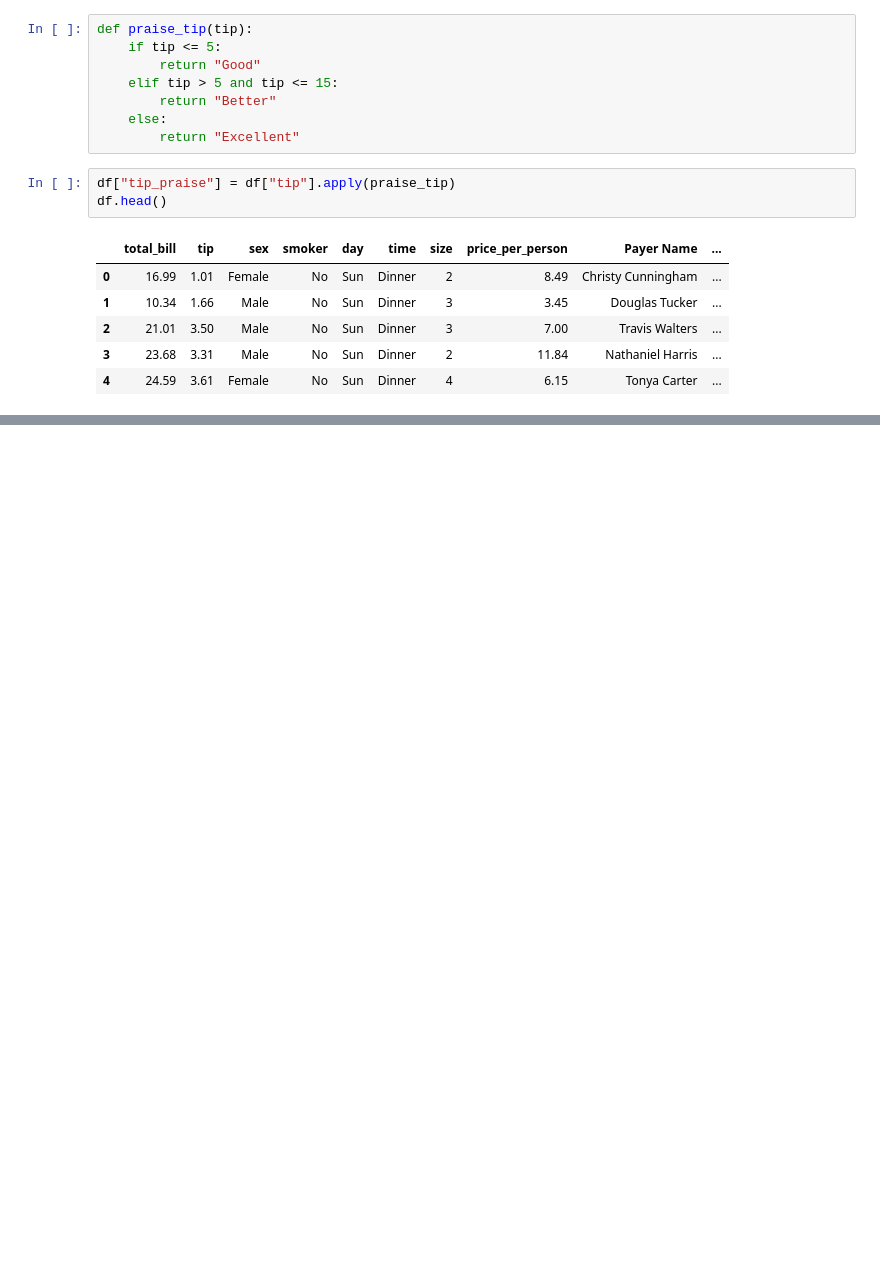
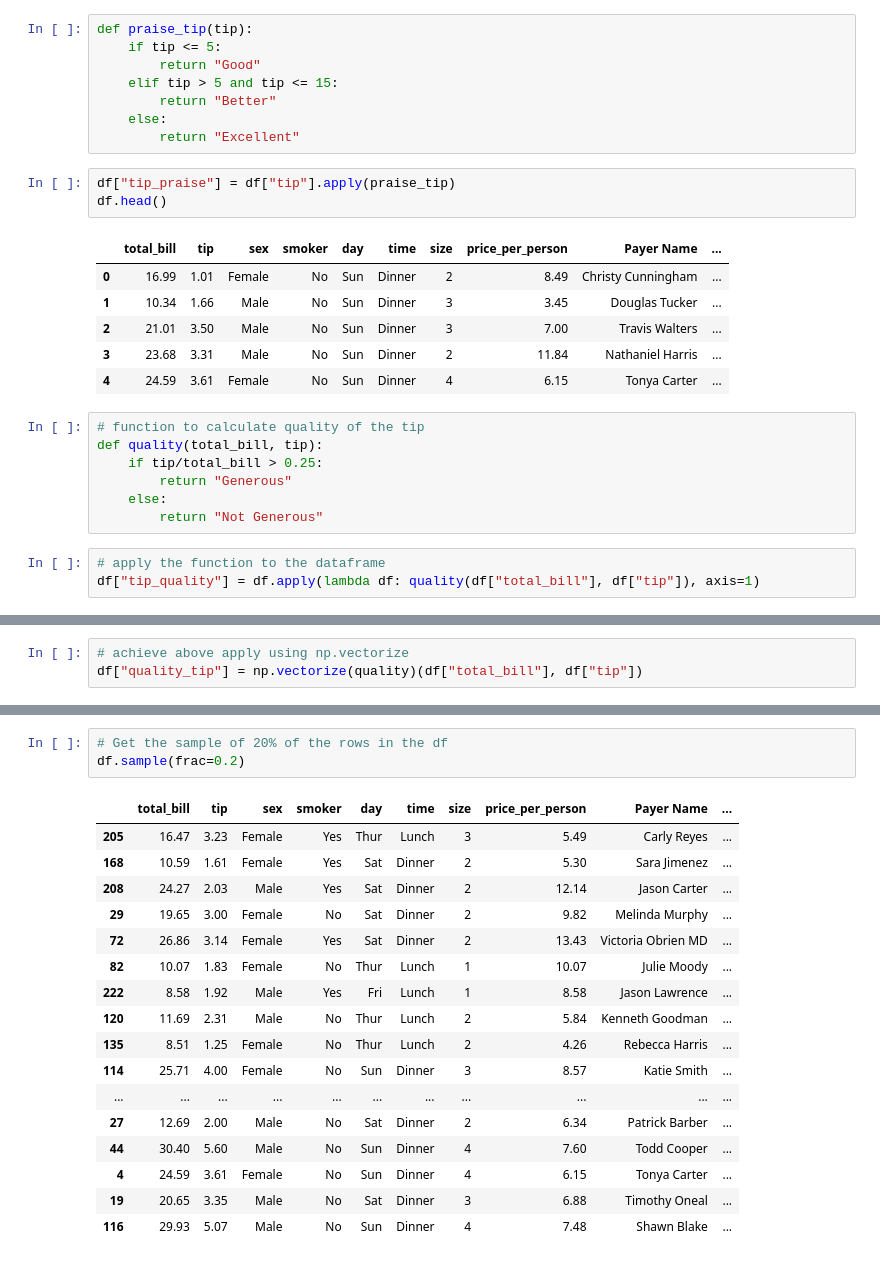
Before and after one commit to kryptonation/machinelearning, a Jupyter notebook: pandas/useful_functions.ipynb, the cells around one changed output, grey strips where cells are left out. Drawn from its saved outputs; the diff is of its cells as text; blank space fills up the shorter version.

Commit message:
Useful functions chapter completed

```diff
--- a/pandas/useful_functions.ipynb
+++ b/pandas/useful_functions.ipynb
@@ -49,3 +49,13 @@ df.head()
 | 2 | 21.01 | 3.50 | Male | No | Sun | Dinner | 3 | 7.00 | Travis Walters | ... |
 | 3 | 23.68 | 3.31 | Male | No | Sun | Dinner | 2 | 11.84 | Nathaniel Harris | ... |
 | 4 | 24.59 | 3.61 | Female | No | Sun | Dinner | 4 | 6.15 | Tonya Carter | ... |
+# %%
+# function to calculate quality of the tip
+def quality(total_bill, tip):
+    if tip/total_bill > 0.25:
+        return "Generous"
+    else:
+        return "Not Generous"
+# %%
+# apply the function to the dataframe
+df["tip_quality"] = df.apply(lambda df: quality(df["total_bill"], df["tip"]), axis=1)
@@ -51,0 +71,3 @@ df.head()
+# %%
+# achieve above apply using np.vectorize
+df["quality_tip"] = np.vectorize(quality)(df["total_bill"], df["tip"])
@@ -51,0 +273,21 @@ df.head()
+# %%
+# Get the sample of 20% of the rows in the df
+df.sample(frac=0.2)
+# %% [output]
+|  | total_bill | tip | sex | smoker | day | time | size | price_per_person | Payer Name | ... |
+| 205 | 16.47 | 3.23 | Female | Yes | Thur | Lunch | 3 | 5.49 | Carly Reyes | ... |
+| 168 | 10.59 | 1.61 | Female | Yes | Sat | Dinner | 2 | 5.30 | Sara Jimenez | ... |
+| 208 | 24.27 | 2.03 | Male | Yes | Sat | Dinner | 2 | 12.14 | Jason Carter | ... |
+| 29 | 19.65 | 3.00 | Female | No | Sat | Dinner | 2 | 9.82 | Melinda Murphy | ... |
+| 72 | 26.86 | 3.14 | Female | Yes | Sat | Dinner | 2 | 13.43 | Victoria Obrien MD | ... |
+| 82 | 10.07 | 1.83 | Female | No | Thur | Lunch | 1 | 10.07 | Julie Moody | ... |
+| 222 | 8.58 | 1.92 | Male | Yes | Fri | Lunch | 1 | 8.58 | Jason Lawrence | ... |
+| 120 | 11.69 | 2.31 | Male | No | Thur | Lunch | 2 | 5.84 | Kenneth Goodman | ... |
+| 135 | 8.51 | 1.25 | Female | No | Thur | Lunch | 2 | 4.26 | Rebecca Harris | ... |
+| 114 | 25.71 | 4.00 | Female | No | Sun | Dinner | 3 | 8.57 | Katie Smith | ... |
+| ... | ... | ... | ... | ... | ... | ... | ... | ... | ... | ... |
+| 27 | 12.69 | 2.00 | Male | No | Sat | Dinner | 2 | 6.34 | Patrick Barber | ... |
+| 44 | 30.40 | 5.60 | Male | No | Sun | Dinner | 4 | 7.60 | Todd Cooper | ... |
+| 4 | 24.59 | 3.61 | Female | No | Sun | Dinner | 4 | 6.15 | Tonya Carter | ... |
+| 19 | 20.65 | 3.35 | Male | No | Sat | Dinner | 3 | 6.88 | Timothy Oneal | ... |
+| 116 | 29.93 | 5.07 | Male | No | Sun | Dinner | 4 | 7.48 | Shawn Blake | ... |
```
Also changed, not shown: parts of 17 cells of this notebook.
